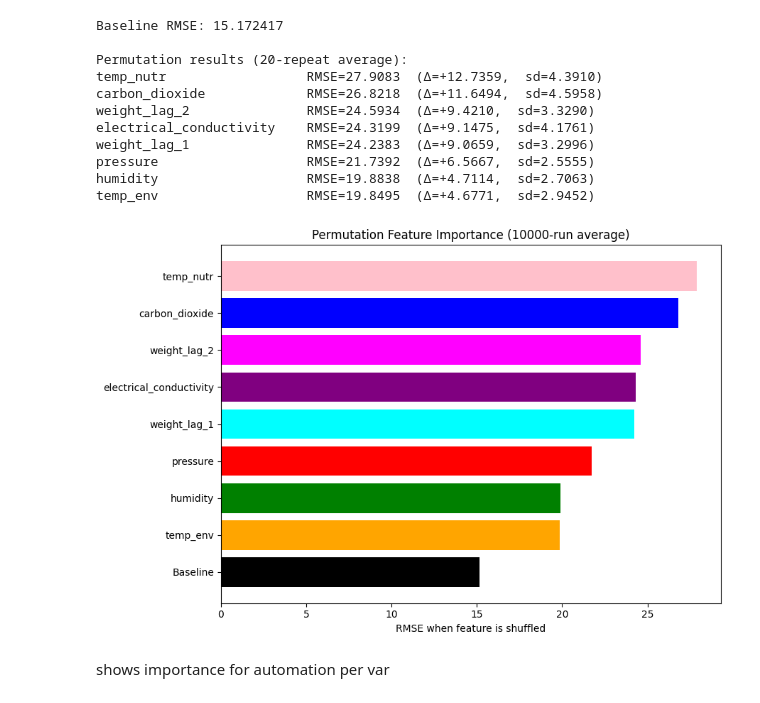
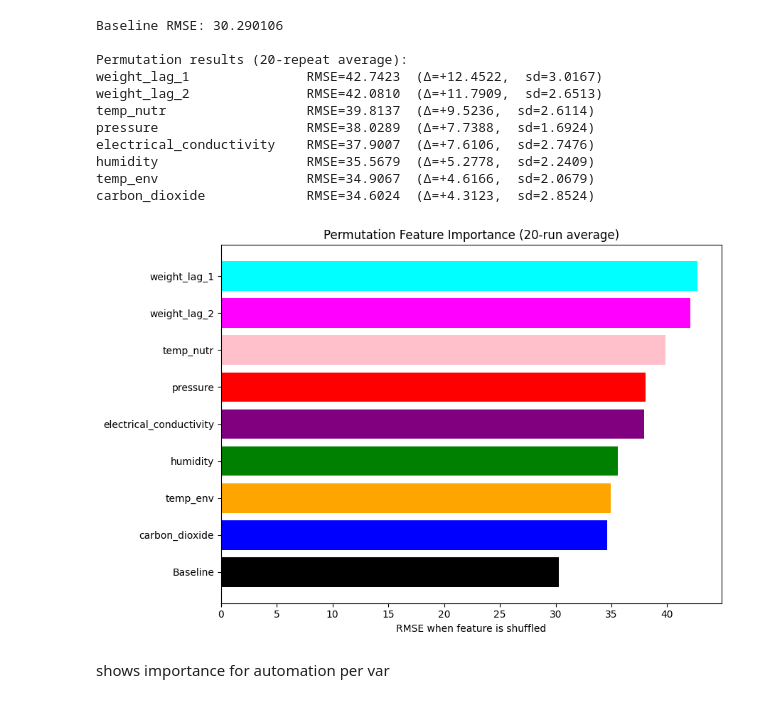
Before and after one commit to GerardoG2/plant-health-status, a Jupyter notebook: Notebooks/NeuralNetwork_t2.ipynb, the cells around one changed output. Saved outputs shown, nothing was run; the diff lists cells and outputs as text; code cells hidden in the pictures.

```diff
--- a/Notebooks/NeuralNetwork_t2.ipynb
+++ b/Notebooks/NeuralNetwork_t2.ipynb
@@ -84,7 +84,7 @@ input_size = X_train_tensor.shape[1]
 hidden_size = 32
 output_size = 1
 learning_rate = .001
-num_epochs = 1000
+num_epochs = 750
 
 # initialize model
 model = BasicNN(input_size=input_size, hidden_size=hidden_size, output_size=output_size)
@@ -207,9 +207,9 @@ y_true = y_test_tensor.cpu().numpy()
 base_rmse = rmse(base_preds, y_true)
 
 # ==============================
-# Permutation Importance (20 repeats)
+# Permutation Importance (n repeats)
 # ==============================
-repeats = 10000
+repeats = 20
 perm_results = []
 
 X_test_base = X_test_tensor.clone()
@@ -242,7 +242,7 @@ perm_results.sort(key=lambda x: x[1], reverse=True)
 # Print results
 # ==============================
 print("Baseline RMSE:", round(base_rmse, 6))
-print("\nPermutation results (20-repeat average):")
+print(f"\nPermutation results ({repeats}-repeat average):")
 
 for name, avg_rmse, std_rmse in perm_results:
     delta = avg_rmse - base_rmse
@@ -260,44 +260,44 @@ coef_colors = {
     'electrical_conductivity': 'purple',
     'volume': 'brown',
     'temp_nutr': 'pink',
     'volume_flow_rate': 'gray',
     'weight_lag_1': 'cyan',
     'weight_lag_2': 'magenta'
 }
 
 baseline_color = "black"
 
 names = [n for n, _, _ in perm_results]
 rmses = [r for _, r, _ in perm_results]
 colors = [coef_colors.get(name, 'black') for name in names]
 
 # Add baseline as separate bar
 names_plot = names + ["Baseline"]
 rmses_plot = rmses + [base_rmse]
 colors_plot = colors + [baseline_color]
 
 plt.figure(figsize=(9, 6))
 plt.barh(names_plot[::-1], rmses_plot[::-1], color=colors_plot[::-1])
 
 plt.xlabel("RMSE when feature is shuffled")
-plt.title("Permutation Feature Importance (10000-run average)")
+plt.title(f"Permutation Feature Importance ({repeats}-run average)")
 plt.tight_layout()
 
 plt.savefig('../Figures/trial_2_permutation_importance.png', bbox_inches='tight')
 plt.show()
 # %% [output]
-Baseline RMSE: 15.172417
+Baseline RMSE: 30.290106
 
 Permutation results (20-repeat average):
-temp_nutr                  RMSE=27.9083  (Δ=+12.7359,  sd=4.3910)
-carbon_dioxide             RMSE=26.8218  (Δ=+11.6494,  sd=4.5958)
-weight_lag_2               RMSE=24.5934  (Δ=+9.4210,  sd=3.3290)
-electrical_conductivity    RMSE=24.3199  (Δ=+9.1475,  sd=4.1761)
-weight_lag_1               RMSE=24.2383  (Δ=+9.0659,  sd=3.2996)
-pressure                   RMSE=21.7392  (Δ=+6.5667,  sd=2.5555)
-humidity                   RMSE=19.8838  (Δ=+4.7114,  sd=2.7063)
-temp_env                   RMSE=19.8495  (Δ=+4.6771,  sd=2.9452)
+weight_lag_1               RMSE=42.7423  (Δ=+12.4522,  sd=3.0167)
+weight_lag_2               RMSE=42.0810  (Δ=+11.7909,  sd=2.6513)
+temp_nutr                  RMSE=39.8137  (Δ=+9.5236,  sd=2.6114)
+pressure                   RMSE=38.0289  (Δ=+7.7388,  sd=1.6924)
+electrical_conductivity    RMSE=37.9007  (Δ=+7.6106,  sd=2.7476)
+humidity                   RMSE=35.5679  (Δ=+5.2778,  sd=2.2409)
+temp_env                   RMSE=34.9067  (Δ=+4.6166,  sd=2.0679)
+carbon_dioxide             RMSE=34.6024  (Δ=+4.3123,  sd=2.8524)
-[figure, old version]
+[figure, new version]
 # %% [markdown]
 shows importance for automation per var
 # %% [markdown]
```
Also changed, not shown: parts of 6 cells of this notebook, 19 other files.
